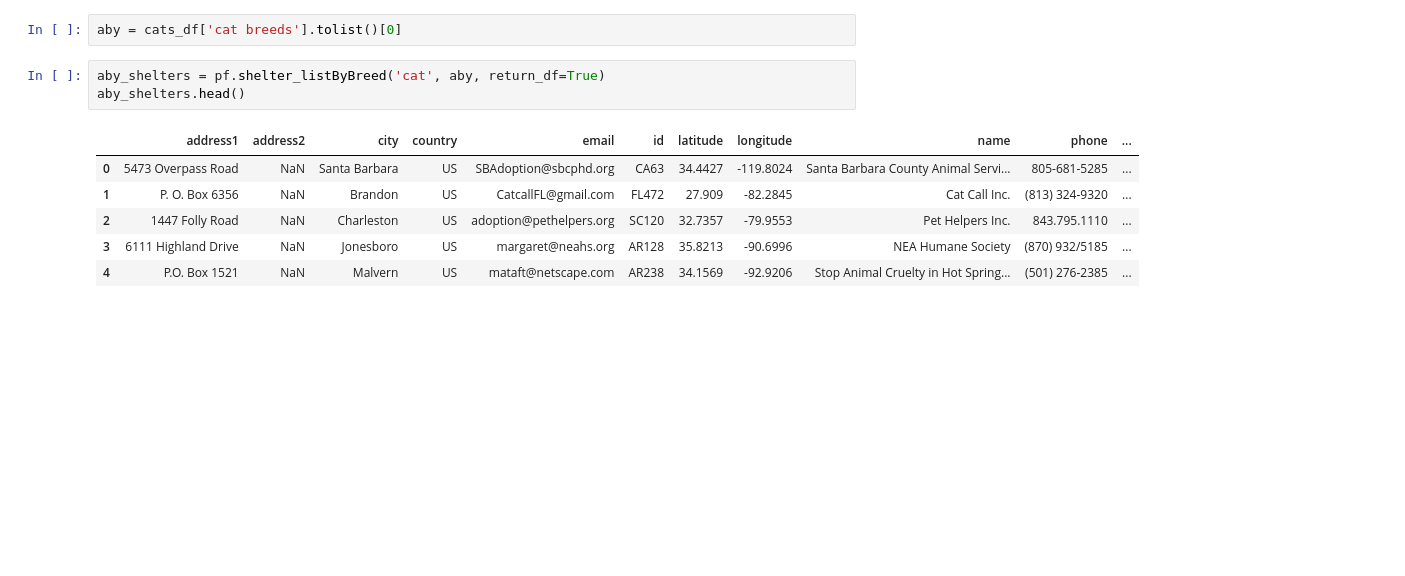
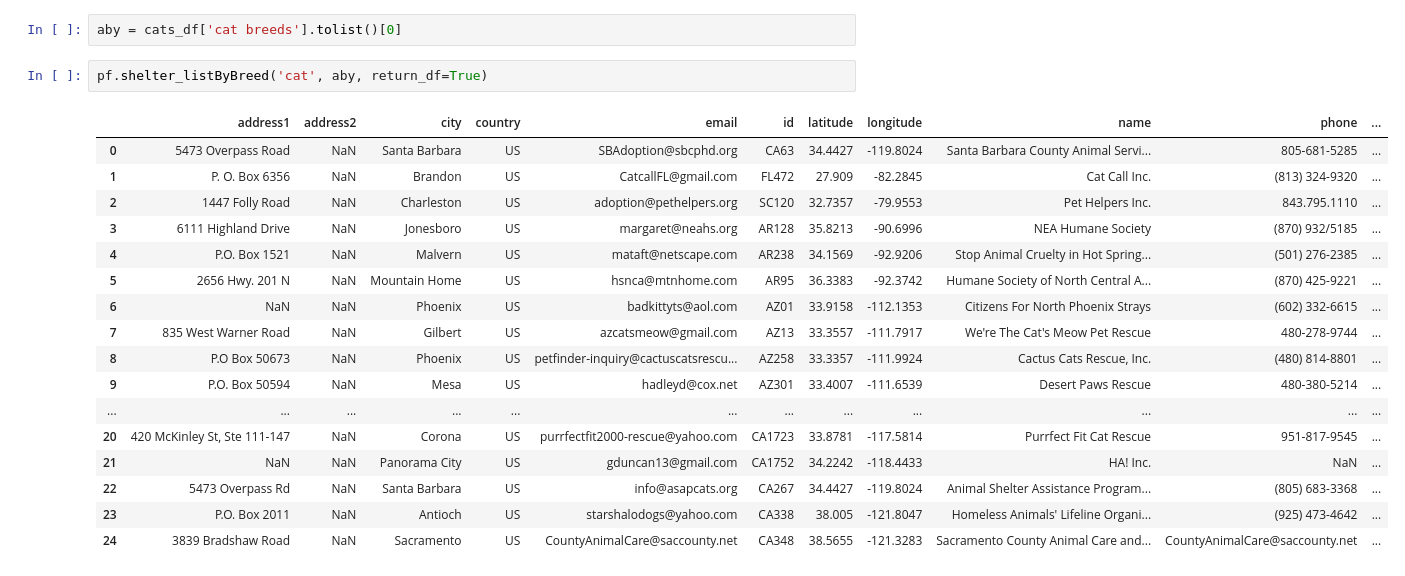
Before and after one commit to aschleg/petpy, a Jupyter notebook: docs/vignettes/01 - Introduction.ipynb, the cells around one changed output. Cells and saved outputs as stored; diff of their text form; blank space fills up the shorter version.

Commit message:
commit latest, fix paging dataframe returns issue #3

```diff
--- a/docs/vignettes/01-Introduction.ipynb
+++ b/docs/vignettes/01 - Introduction.ipynb
@@ -364,12 +373,22 @@ The Abyssinian is a beautiful breed of cat, let's find some shelters that have p
 # %%
 aby = cats_df['cat breeds'].tolist()[0]
 # %%
-aby_shelters = pf.shelter_listByBreed('cat', aby, return_df=True)
-aby_shelters.head()
+pf.shelter_listByBreed('cat', aby, return_df=True)
 # %% [output]
 |  | address1 | address2 | city | country | email | id | latitude | longitude | name | phone | ... |
 | 0 | 5473 Overpass Road | NaN | Santa Barbara | US | SBAdoption@sbcphd.org | CA63 | 34.4427 | -119.8024 | Santa Barbara County Animal Servi... | 805-681-5285 | ... |
 | 1 | P. O. Box 6356 | NaN | Brandon | US | CatcallFL@gmail.com | FL472 | 27.909 | -82.2845 | Cat Call Inc. | (813) 324-9320 | ... |
 | 2 | 1447 Folly Road | NaN | Charleston | US | adoption@pethelpers.org | SC120 | 32.7357 | -79.9553 | Pet Helpers Inc. | 843.795.1110 | ... |
 | 3 | 6111 Highland Drive | NaN | Jonesboro | US | margaret@neahs.org | AR128 | 35.8213 | -90.6996 | NEA Humane Society | (870) 932/5185 | ... |
 | 4 | P.O. Box 1521 | NaN | Malvern | US | mataft@netscape.com | AR238 | 34.1569 | -92.9206 | Stop Animal Cruelty in Hot Spring... | (501) 276-2385 | ... |
+| 5 | 2656 Hwy. 201 N | NaN | Mountain Home | US | hsnca@mtnhome.com | AR95 | 36.3383 | -92.3742 | Humane Society of North Central A... | (870) 425-9221 | ... |
+| 6 | NaN | NaN | Phoenix | US | badkittyts@aol.com | AZ01 | 33.9158 | -112.1353 | Citizens For North Phoenix Strays | (602) 332-6615 | ... |
+| 7 | 835 West Warner Road | NaN | Gilbert | US | azcatsmeow@gmail.com | AZ13 | 33.3557 | -111.7917 | We're The Cat's Meow Pet Rescue | 480-278-9744 | ... |
+| 8 | P.O Box 50673 | NaN | Phoenix | US | petfinder-inquiry@cactuscatsrescu... | AZ258 | 33.3357 | -111.9924 | Cactus Cats Rescue, Inc. | (480) 814-8801 | ... |
+| 9 | P.O. Box 50594 | NaN | Mesa | US | hadleyd@cox.net | AZ301 | 33.4007 | -111.6539 | Desert Paws Rescue | 480-380-5214 | ... |
+| ... | ... | ... | ... | ... | ... | ... | ... | ... | ... | ... | ... |
+| 20 | 420 McKinley St, Ste 111-147 | NaN | Corona | US | purrfectfit2000-rescue@yahoo.com | CA1723 | 33.8781 | -117.5814 | Purrfect Fit Cat Rescue | 951-817-9545 | ... |
+| 21 | NaN | NaN | Panorama City | US | gduncan13@gmail.com | CA1752 | 34.2242 | -118.4433 | HA! Inc. | NaN | ... |
+| 22 | 5473 Overpass Rd | NaN | Santa Barbara | US | info@asapcats.org | CA267 | 34.4427 | -119.8024 | Animal Shelter Assistance Program... | (805) 683-3368 | ... |
+| 23 | P.O. Box 2011 | NaN | Antioch | US | starshalodogs@yahoo.com | CA338 | 38.005 | -121.8047 | Homeless Animals' Lifeline Organi... | (925) 473-4642 | ... |
+| 24 | 3839 Bradshaw Road | NaN | Sacramento | US | CountyAnimalCare@saccounty.net | CA348 | 38.5655 | -121.3283 | Sacramento County Animal Care and... | CountyAnimalCare@saccounty.net | ... |
```
Also changed, not shown: parts of 13 cells of this notebook, 25 other files.
